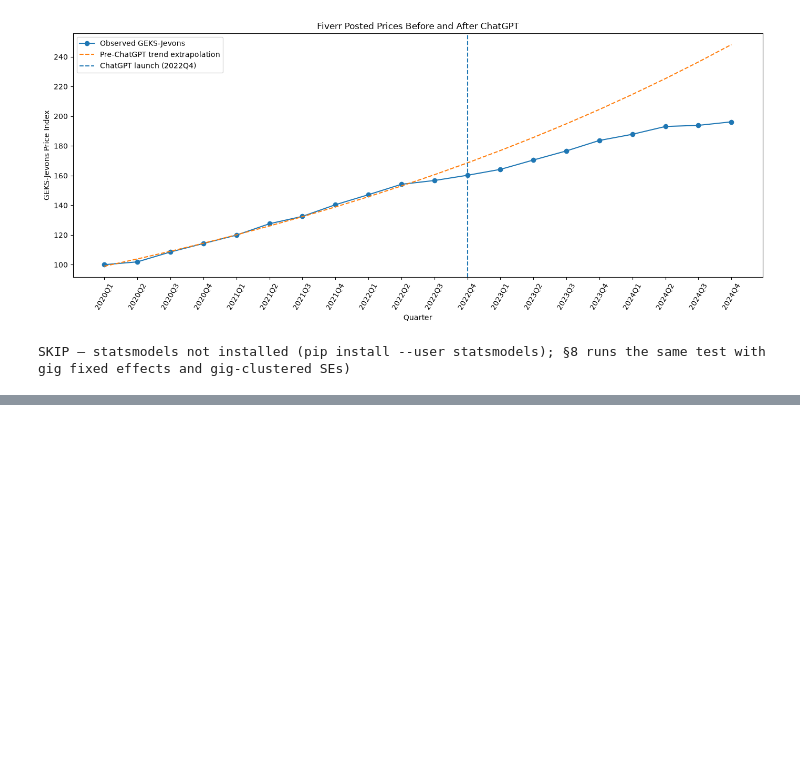
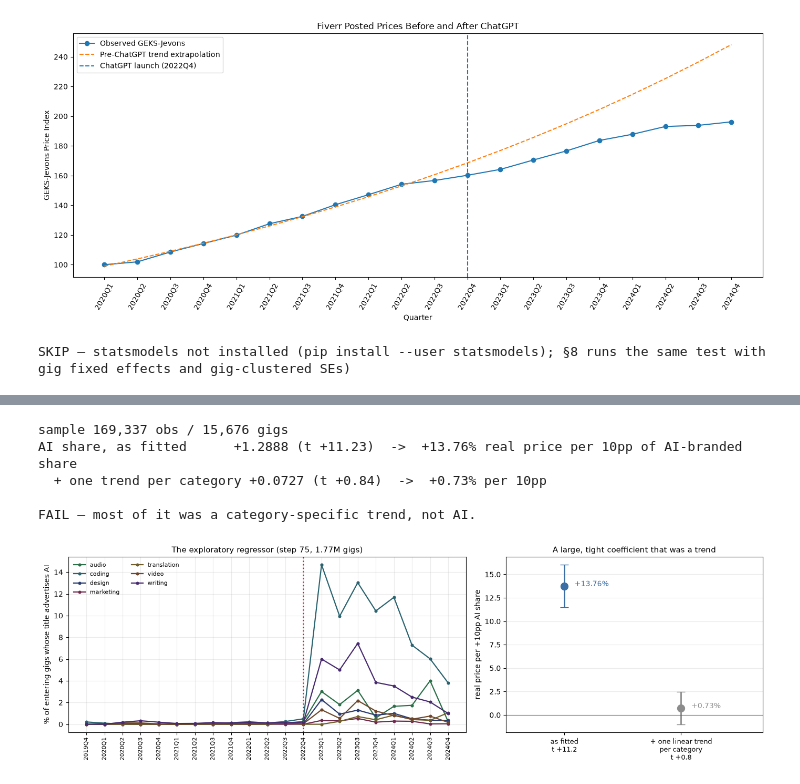
Before and after one commit to AISmithLab/IntelligencePriceIndex, a Jupyter notebook: notebooks/00-explore.ipynb, the cells around one changed output, grey strips where cells are left out. Cells and saved outputs as stored; diff of their text form; code cells hidden in the pictures; blank space fills up the shorter version.

```diff
--- a/notebooks/00-explore.ipynb
+++ b/notebooks/00-explore.ipynb
@@ -1257,0 +1611,71 @@ SKIP — statsmodels not installed (pip install --user statsmodels); §8 runs th
+# %%
+# NOT pre-registered, and it cannot be promoted after the fact: step 75 ranks the
+# categories nearly OPPOSITE to the prereg (translation least AI-branded, coding most).
+# It varies by category AND quarter, so it enters directly — identified against both
+# fixed effects with no Post interaction.
+slug = pm.load_slug_exposure()
+ds   = d.merge(slug, on=["category", "quarter"], how="inner")
+ai   = ds.ai_share.to_numpy(float)
+
+y6, X6, n6, g6 = pm.design(ds, None, extra=[("AI share", ai)])
+tab6, _ = pm.fe_ols(y6, X6, g6, n6)
+c6 = float(tab6.loc[tab6.term == "AI share", "coef"].iloc[0])
+s6 = float(tab6.loc[tab6.term == "AI share", "se"].iloc[0])
+t6 = float(tab6.loc[tab6.term == "AI share", "t"].iloc[0])
+
+# THE TEST THAT DECIDES IT. A category-by-quarter regressor absorbs ANY
+# category-specific time path, AI-driven or not. One linear trend per category.
+cats_s   = sorted(ds.category.unique())[1:]                # one absorbed
+trend_s  = (ds.qi - ds.qi.min()).to_numpy(float)
+extra_tr = [(f"trend x {c}", trend_s * (ds.category == c).to_numpy(float)) for c in cats_s]
+y7, X7, n7, g7 = pm.design(ds, None, extra=[("AI share", ai)] + extra_tr)
+tab7, _ = pm.fe_ols(y7, X7, g7, n7)
+c7 = float(tab7.loc[tab7.term == "AI share", "coef"].iloc[0])
+s7 = float(tab7.loc[tab7.term == "AI share", "se"].iloc[0])
+t7 = float(tab7.loc[tab7.term == "AI share", "t"].iloc[0])
+
+print(f"sample {len(ds):,} obs / {ds.gig_id.nunique():,} gigs")
+print(f"AI share, as fitted      {c6:+.4f} (t {t6:+.2f})  ->  "
+      f"{100*np.expm1(c6*.10):+.2f}% real price per 10pp of AI-branded share")
+print(f"  + one trend per category {c7:+.4f} (t {t7:+.2f})  ->  "
+      f"{100*np.expm1(c7*.10):+.2f}% per 10pp")
+print(f"\n{'PASS' if (c6*c7>0 and abs(c7)>.5*abs(c6) and abs(t7)>1.96) else 'FAIL'}"
+      f" — most of it was a category-specific trend, not AI.")
+# %% [output]
+sample 169,337 obs / 15,676 gigs
+AI share, as fitted      +1.2888 (t +11.23)  ->  +13.76% real price per 10pp of AI-branded share
+  + one trend per category +0.0727 (t +0.84)  ->  +0.73% per 10pp
+
+FAIL — most of it was a category-specific trend, not AI.
+# %%
+fig, (axA, axB) = plt.subplots(1, 2, figsize=(14, 4.4),
+                               gridspec_kw={"width_ratios": [1.55, 1]})
+
+# left: what the regressor actually is -- step 75's measure, over 1.77M gigs
+for c in FAMS:
+    sub = slug[slug.category == c].sort_values("quarter")
+    sub = sub[(sub.quarter >= PM_START) & (sub.quarter <= PM_END)]
+    axA.plot(sub.quarter, 100*sub.ai_share, lw=1.6, marker="o", ms=3.4,
+             color=LBL[c][2], label=c)
+axA.axvline(pm.CHATGPT_LAUNCH, color="crimson", ls=":", lw=1.8)
+axA.set_ylabel("% of entering gigs whose title advertises AI")
+axA.set_title("The exploratory regressor (step 75, 1.77M gigs)", fontsize=11)
+axA.tick_params(axis="x", rotation=90, labelsize=8)
+axA.legend(fontsize=8, frameon=False, ncol=2); axA.grid(alpha=.25)
+
+# right: and why it does not survive
+vals = [(f"as fitted\nt {t6:+.1f}", c6, s6, "#3b6ea5"),
+        (f"+ one linear trend\nper category\nt {t7:+.1f}", c7, s7, "0.55")]
+for i, (lab, c, s, col) in enumerate(vals):
+    axB.errorbar(i, 100*np.expm1(c*.10), yerr=100*np.expm1(1.96*s*.10),
+                 fmt="o", ms=10, capsize=6, lw=2, color=col)
+    axB.annotate(f"{100*np.expm1(c*.10):+.2f}%", (i, 100*np.expm1(c*.10)),
+                 textcoords="offset points", xytext=(14, 0), fontsize=10, color=col)
+axB.set_xticks([0, 1]); axB.set_xticklabels([v[0] for v in vals], fontsize=9)
+axB.set_xlim(-.5, 1.7); axB.axhline(0, color="0.4", lw=.8)
+axB.set_ylabel("real price per +10pp AI share")
+axB.set_title("A large, tight coefficient that was a trend", fontsize=11)
+axB.grid(axis="y", alpha=.25)
+fig.tight_layout(); plt.show()
+# %% [output]
+[figure, added]
```
Also changed, not shown: parts of 13 cells of this notebook, 5 other files.
